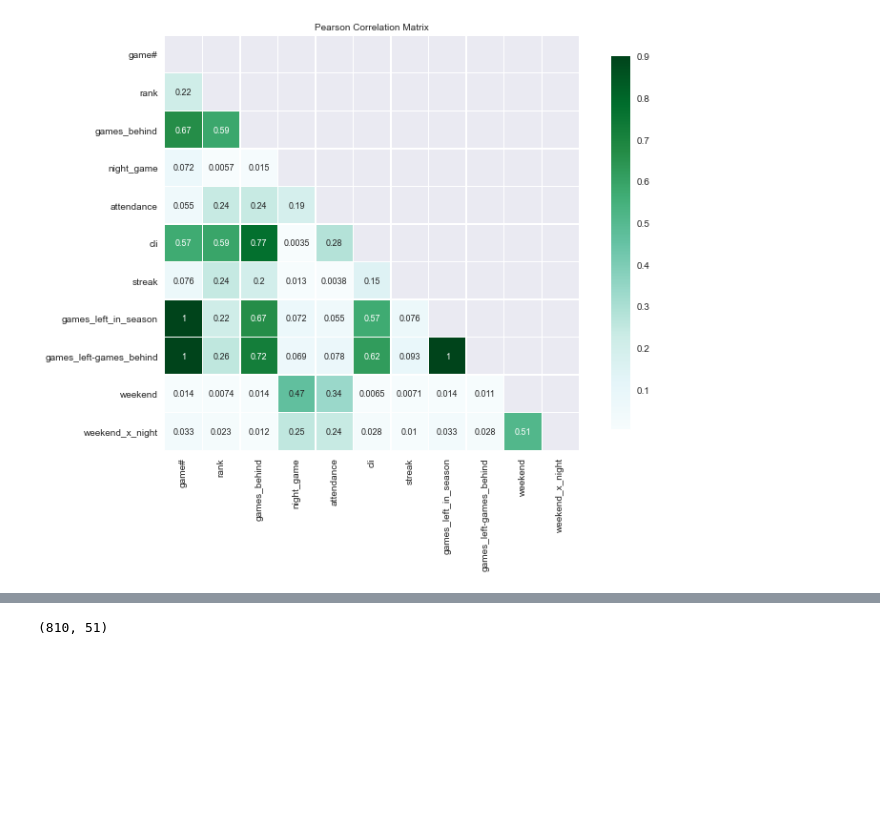
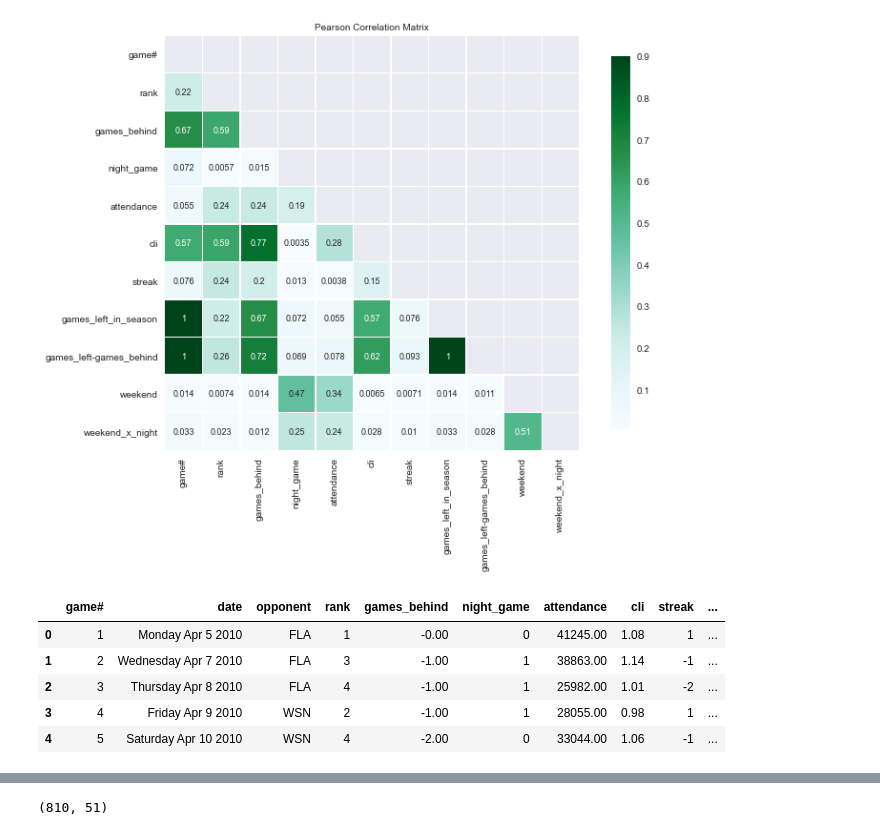
Before and after one commit to ykfarhan/forecasting-nymets-attendance, a Jupyter notebook: mlb_data.ipynb, the cells around one changed output, grey strips where cells are left out. Saved outputs shown, nothing was run; the diff lists cells and outputs as text; code cells hidden in the pictures; blank space fills up the shorter version.

```diff
--- a/mlb_data.ipynb
+++ b/mlb_data.ipynb
@@ -249,3 +249,12 @@ sns.heatmap(nym_home.corr().abs(),linewidths=0.25,vmax=0.9,square=True,cmap="BuG
 plt.show()
 # %% [output]
 [figure]
+# %%
+nym_home.head()
+# %% [output]
+|  | game# | date | opponent | rank | games_behind | night_game | attendance | cli | streak | ... |
+| 0 | 1 | Monday Apr 5 2010 | FLA | 1 | -0.00 | 0 | 41245.00 | 1.08 | 1 | ... |
+| 1 | 2 | Wednesday Apr 7 2010 | FLA | 3 | -1.00 | 1 | 38863.00 | 1.14 | -1 | ... |
+| 2 | 3 | Thursday Apr 8 2010 | FLA | 4 | -1.00 | 1 | 25982.00 | 1.01 | -2 | ... |
+| 3 | 4 | Friday Apr 9 2010 | WSN | 2 | -1.00 | 1 | 28055.00 | 0.98 | 1 | ... |
+| 4 | 5 | Saturday Apr 10 2010 | WSN | 4 | -2.00 | 0 | 33044.00 | 1.06 | -1 | ... |
```
Also changed, not shown: parts of 26 cells of this notebook, 1 other file.
